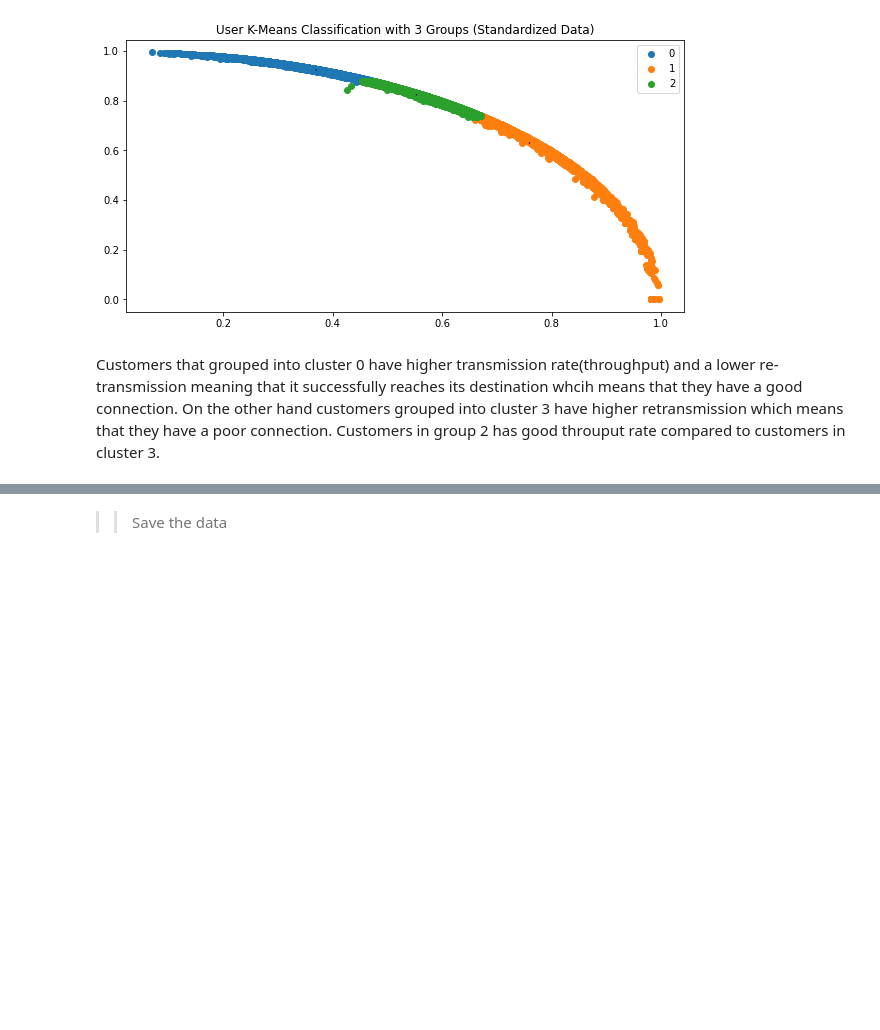
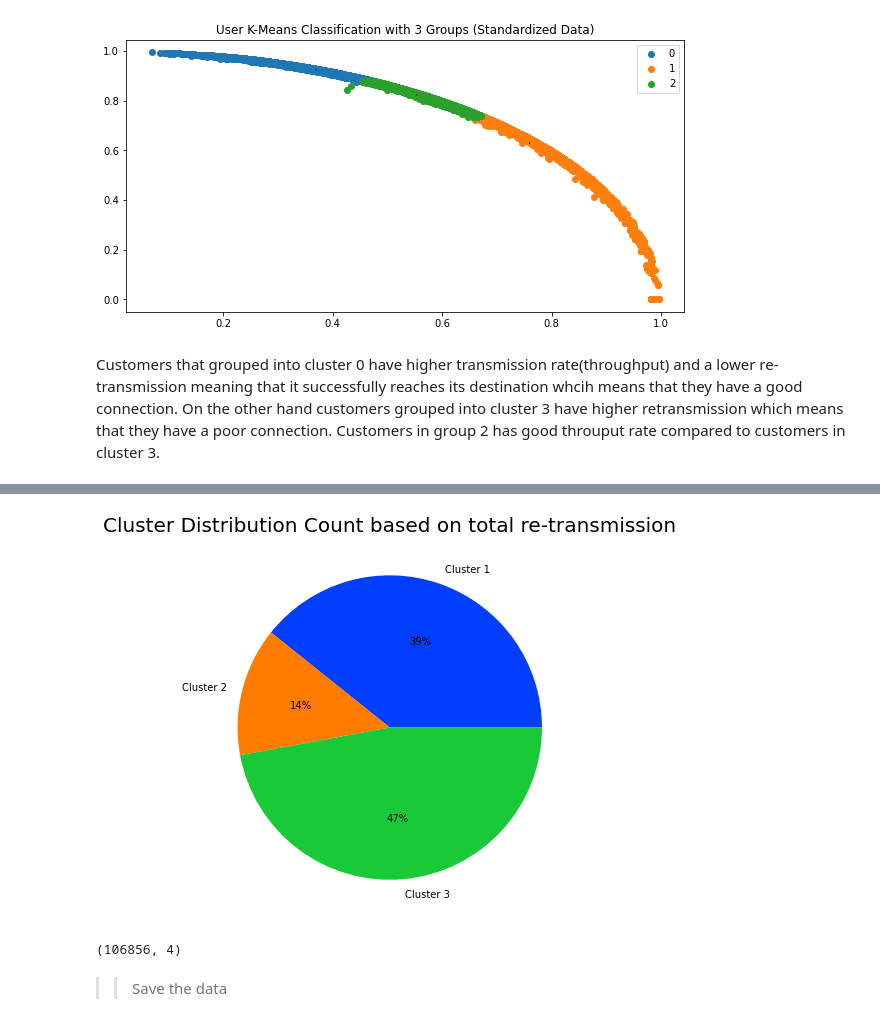
Before and after one commit to jedisam/Telecom-Data-Analysis, a Jupyter notebook: notebooks/user_experience.ipynb, the cells around one changed output, grey strips where cells are left out. Saved outputs shown, nothing was run; the diff lists cells and outputs as text; code cells hidden in the pictures; blank space fills up the shorter version.

```diff
--- a/notebooks/user_experience.ipynb
+++ b/notebooks/user_experience.ipynb
@@ -317,2 +343,13 @@ logger.info(f'# The number of iterations required to converge: {kmeans.n_iter_}'
+# %%
+data = [cluster1.avg_rtt_total.sum(), cluster2.avg_rtt_total.sum(), cluster3.avg_rtt_total.sum()]
+keys = ['Cluster 1', 'Cluster 2', 'Cluster 3']
+# define Seaborn color palette to use
+pl.plot_pie(data, keys, "Cluster Distribution Count based on total re-transmission")
+# %% [output]
+[figure, added]
+# %%
+u_exp.shape
+# %% [output]
+(106856, 4)
 # %% [markdown]
 >> Save the data
```
Also changed, not shown: parts of 7 cells of this notebook, 6 other files.
